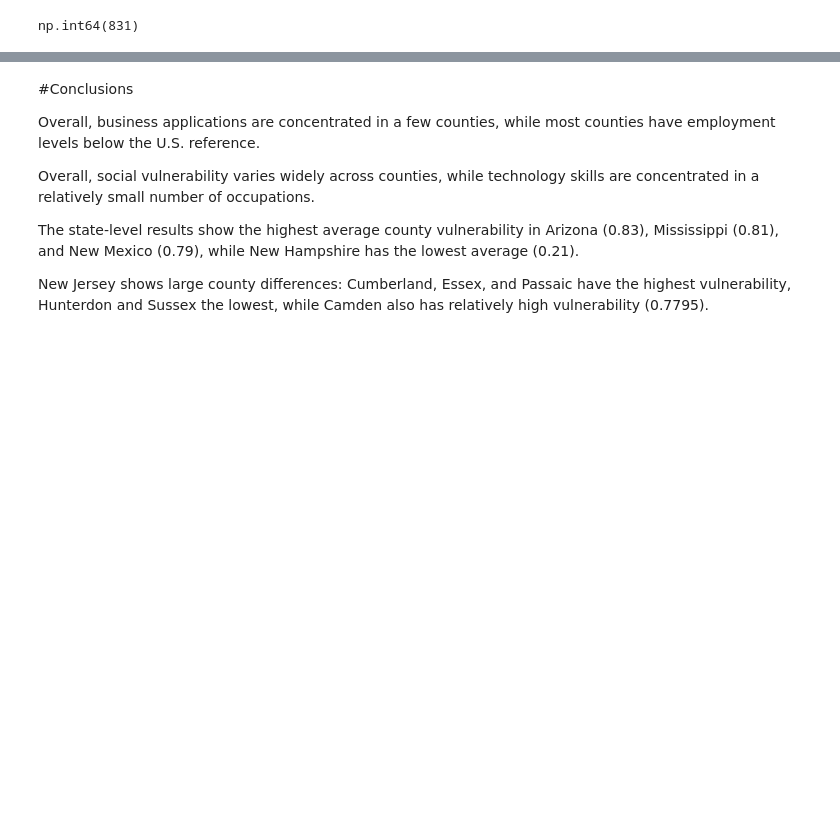
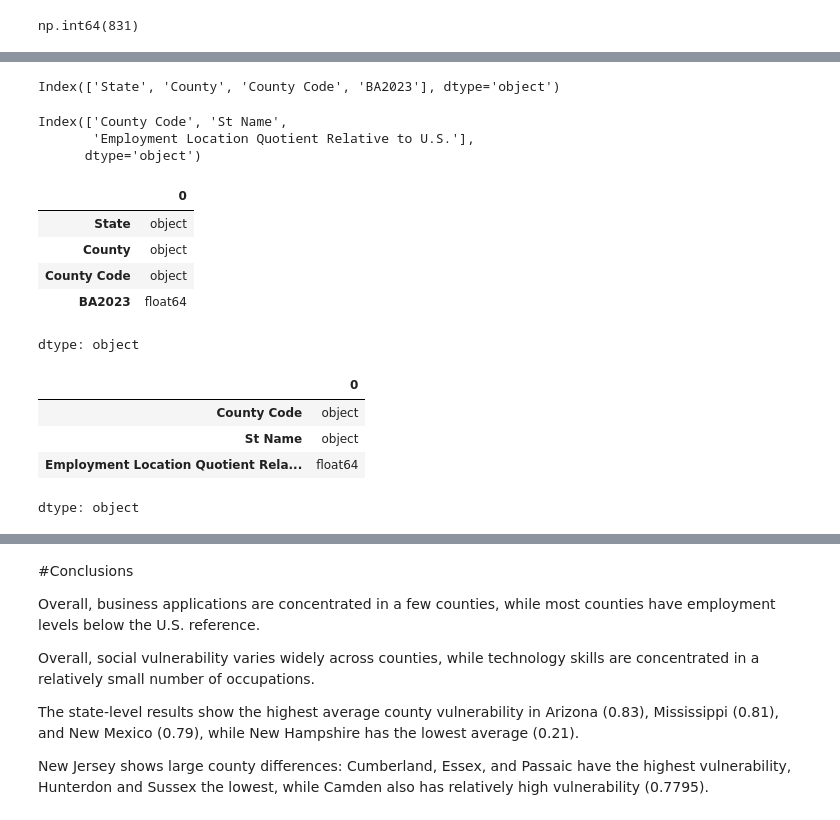
Before and after one commit to shirleyrutgers/DataManPy, a Jupyter notebook: ps2dataman.ipynb, the cells around one changed output, grey strips where cells are left out. Cells and saved outputs as stored; diff of their text form; code cells hidden in the pictures; blank space fills up the shorter version.

```diff
--- a/ps2dataman.ipynb
+++ b/ps2dataman.ipynb
@@ -1234,0 +1311,25 @@ np.int64(831)
+# %%
+# Review the column names
+business_filtered2.columns
+priv_filtered2.columns
+# %% [output]
+Index(['State', 'County', 'County Code', 'BA2023'], dtype='object')
+Index(['County Code', 'St Name',
+       'Employment Location Quotient Relative to U.S.'],
+      dtype='object')
+# %%
+# Review the data types
+business_filtered2.dtypes
+priv_filtered2.dtypes
+# %% [output]
+|  | 0 |
+| State | object |
+| County | object |
+| County Code | object |
+| BA2023 | float64 |
+dtype: object
+|  | 0 |
+| County Code | object |
+| St Name | object |
+| Employment Location Quotient Rela... | float64 |
+dtype: object
```
Also changed, not shown: parts of 8 cells of this notebook.
